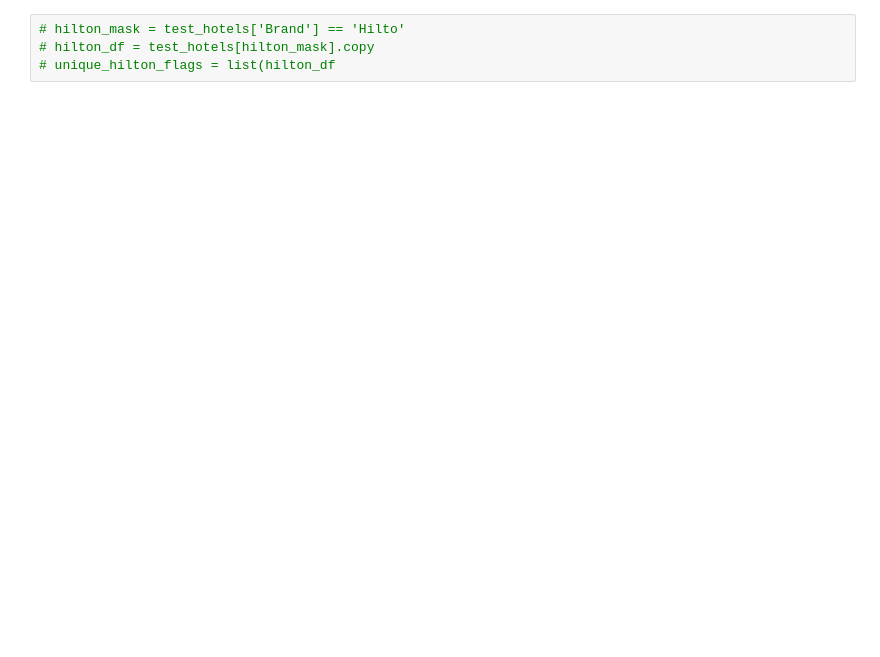
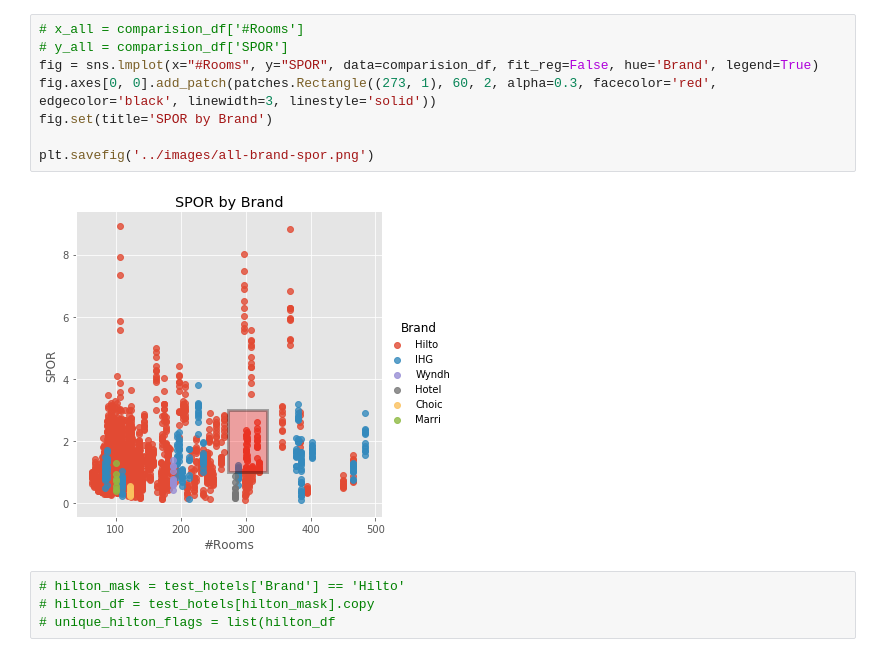
Before and after one commit to allisonhenge/Impulse-Spending, a Jupyter notebook: notebooks/capstone3.ipynb, the cells around one changed output. Saved outputs shown, nothing was run; the diff lists cells and outputs as text; blank space fills up the shorter version.

```diff
--- a/notebooks/capstone3.ipynb
+++ b/notebooks/capstone3.ipynb
@@ -71,3 +106,13 @@ y_all = test_hotels['SPOR']
+# %%
+# x_all = comparision_df['#Rooms']
+# y_all = comparision_df['SPOR']
+fig = sns.lmplot(x="#Rooms", y="SPOR", data=comparision_df, fit_reg=False, hue='Brand', legend=True)
+fig.axes[0, 0].add_patch(patches.Rectangle((273, 1), 60, 2, alpha=0.3, facecolor='red', edgecolor='black', linewidth=3, linestyle='solid'))
+fig.set(title='SPOR by Brand')
+
+plt.savefig('../images/all-brand-spor.png')
+# %% [output]
+[figure, added]
 # %%
 # hilton_mask = test_hotels['Brand'] == 'Hilto'
 # hilton_df = test_hotels[hilton_mask].copy
```
Also changed, not shown: parts of 8 cells of this notebook, 37 other files.
